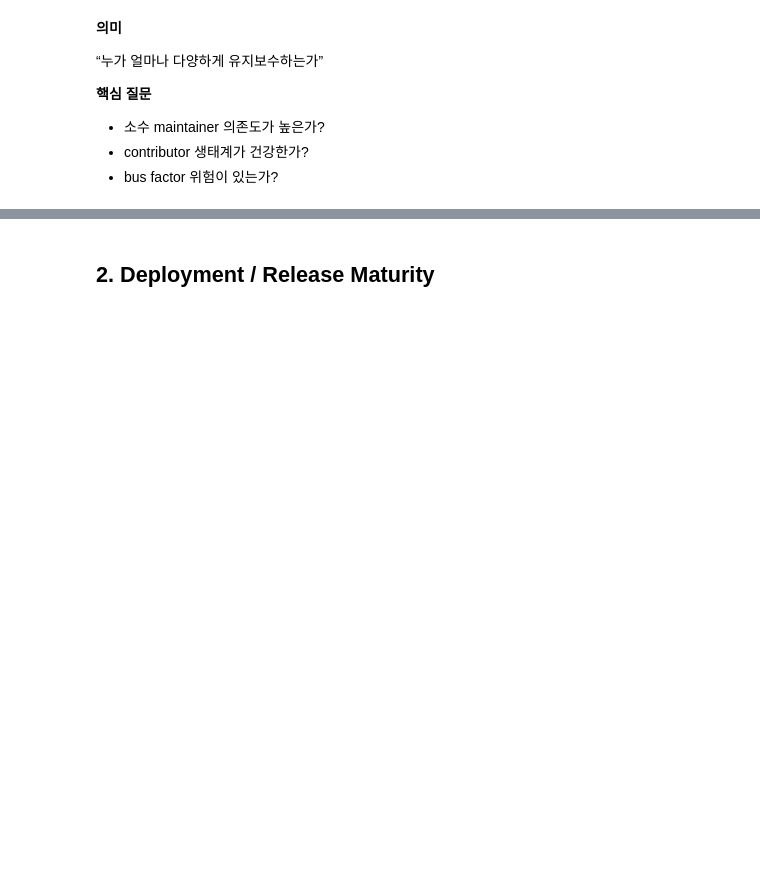
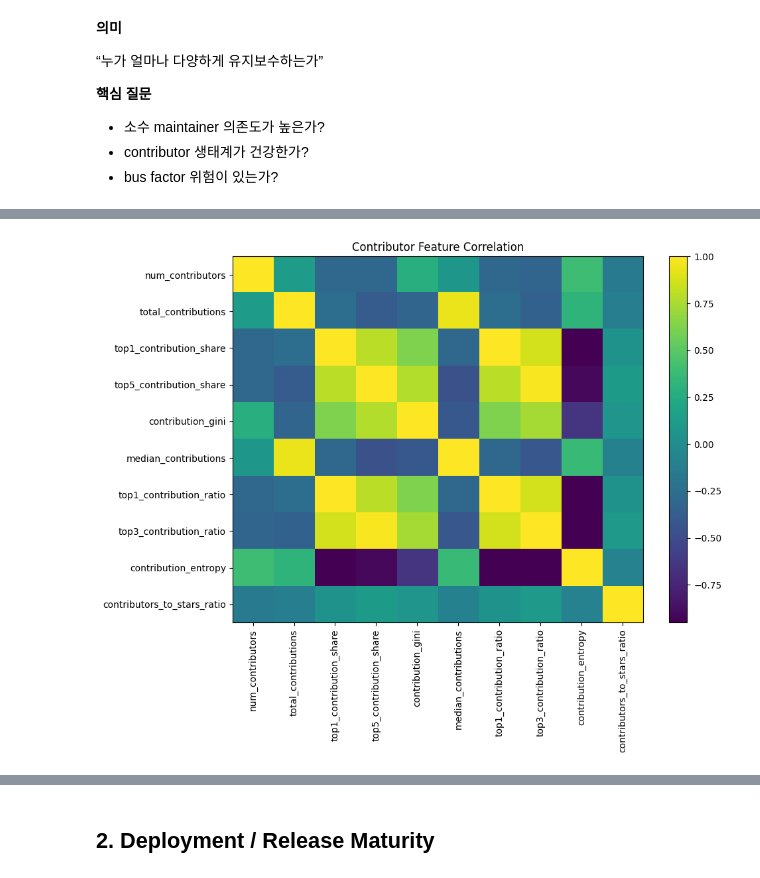
Before and after one commit to OpenSource-2026/oss-health-data, a Jupyter notebook: src/1_FEATURE.ipynb, the cells around one changed output, grey strips where cells are left out. Cells and saved outputs as stored; diff of their text form; code cells hidden in the pictures; blank space fills up the shorter version.

```diff
--- a/src/1_FEATURE.ipynb
+++ b/src/1_FEATURE.ipynb
@@ -87,0 +226,13 @@ contributor_features = [
+# %%
+corr_df = contributor_df[contributor_features].corr()
+
+plt.figure(figsize=(10, 8))
+plt.imshow(corr_df, aspect="auto")
+plt.xticks(range(len(corr_df.columns)), corr_df.columns, rotation=90)
+plt.yticks(range(len(corr_df.index)), corr_df.index)
+plt.colorbar()
+plt.title("Contributor Feature Correlation")
+plt.tight_layout()
+plt.show()
+# %% [output]
+[figure, added]
```
Also changed, not shown: parts of 8 cells of this notebook.
